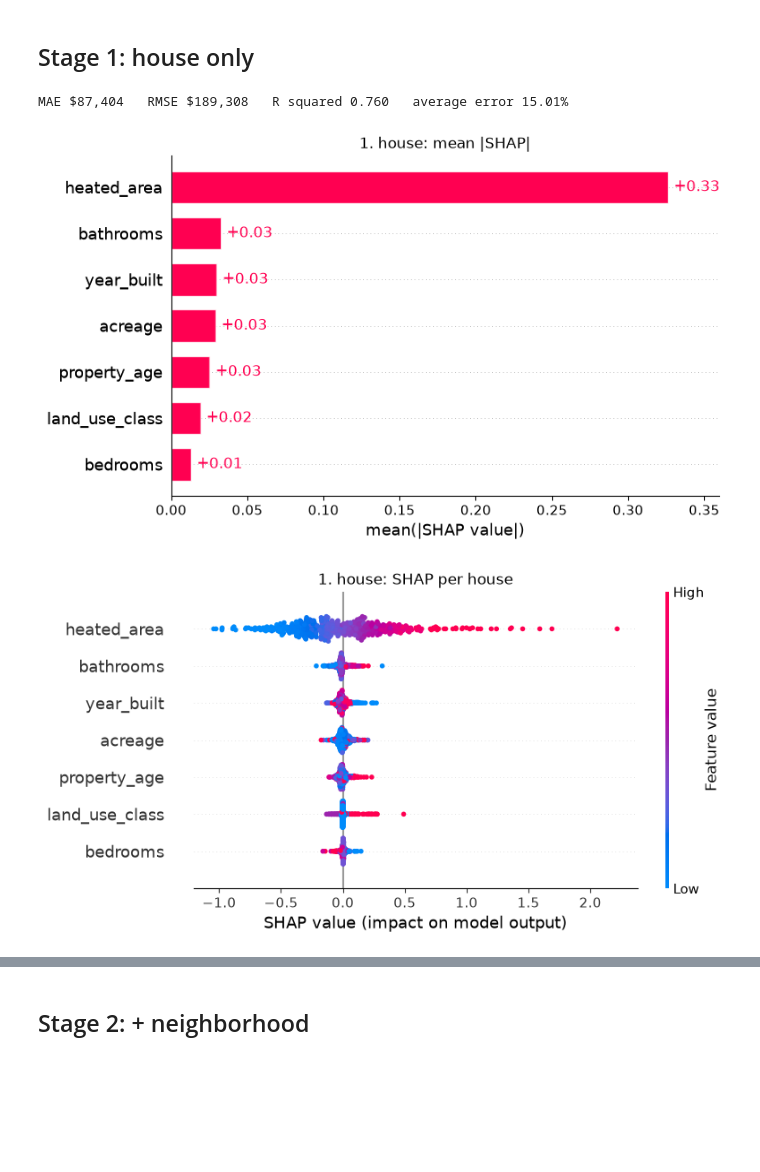
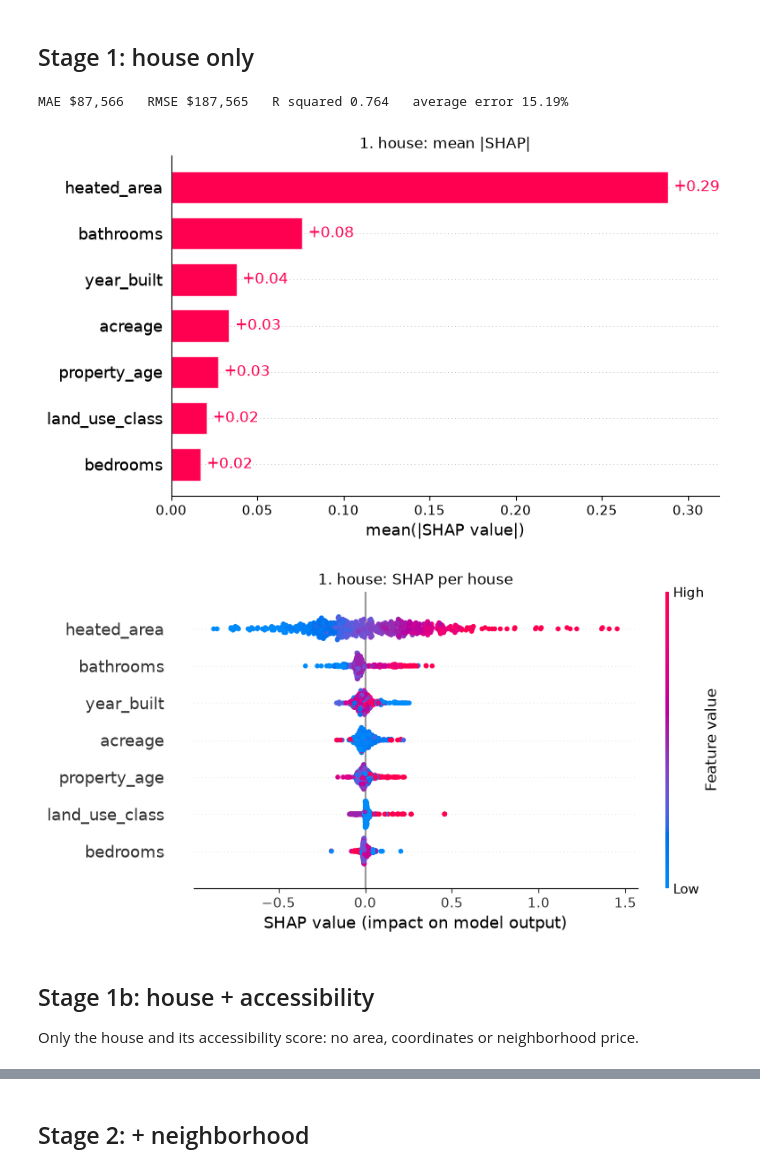
Before and after one commit to ericnguyen58/Let-me-have-a-house, a Jupyter notebook: notebooks/shap_explain.ipynb, the cells around one changed output, grey strips where cells are left out. Saved outputs shown, nothing was run; the diff lists cells and outputs as text; code cells hidden in the pictures; blank space fills up the shorter version.

```diff
--- a/notebooks/shap_explain.ipynb
+++ b/notebooks/shap_explain.ipynb
@@ -40,24 +49,22 @@ cfg = load_config()
 # %% [markdown]
 ## Feature groups and stages
 # %%
-FEATURE_GROUPS = {
-    "house": ["land_use_class", "acreage", "year_built", "property_age", "heated_area", "bedrooms", "bathrooms"],
-    "neighborhood": ["area", "latitude", "longitude", "neighborhood_median_price_per_sqft",
-                     "neighborhood_sale_count", "price_momentum"],
-    "accessibility": ["education_nearest_miles", "places_count", "health_care_share", "activity_share",
-                      "emergency_fire_miles", "emergency_police_miles", "emergency_medical_miles"],
-    "school": ["elementary_school_score", "middle_school_score", "high_school_score"],
-    "crime": ["violent_crime_rate", "property_crime_rate"],
-    "flood_and_rail": ["in_floodplain", "light_rail_miles"],
-}
-assert sorted(sum(FEATURE_GROUPS.values(), [])) == sorted(FEATURE_COLUMNS)
+# FEATURE_GROUPS (from evaluating.py, shared with the drop-column test): house, location, neighborhood_price,
+# accessibility, school, crime, flood, light_rail
+print({group: len(features) for group, features in FEATURE_GROUPS.items()})
 
 STAGES = {
     "1. house": ["house"],
-    "2. + neighborhood": ["house", "neighborhood"],
+    "1b. house + accessibility": ["house", "accessibility"],
+    "1c. house + flood zone": ["house", "flood"],
+    "2. + neighborhood": ["house", "location", "neighborhood_price"],
     "3. + everything": list(FEATURE_GROUPS),
+    "3b. everything except neighborhood price": [g for g in FEATURE_GROUPS if g != "neighborhood_price"],
 }
 
-RF_PARAMS = dict(n_estimators=100, max_depth=18, min_samples_leaf=3, max_features=1.0,
-                 n_jobs=-1, random_state=cfg["training"]["random_state"])
+# production settings for the default feature set; early stopping as in training.build_search_estimators
+best = json.loads((ROOT / "reports" / "best_hyperparameters.json").read_text())
+MODEL_PARAMS = dict(**best["with_neighborhood_price__hist_gradient_boosting"],
+                    max_iter=3000, early_stopping=True, validation_fraction=0.1, n_iter_no_change=50,
+                    random_state=cfg["training"]["random_state"])
 SHAP_SAMPLE = 500  # test houses explained per stage
@@ -79,9 +88,9 @@ def stage_features(stage):
 
 
 def fit_stage(features):
-    """Fit one forest on `features`; return (preprocessor, model, test metrics in dollars)."""
+    """Fit one model on `features`; return (preprocessor, model, test metrics in dollars)."""
     pre = build_preprocessor(features)
-    model = RandomForestRegressor(**RF_PARAMS).fit(pre.fit_transform(train[features]), y_train)
+    model = HistGradientBoostingRegressor(**MODEL_PARAMS).fit(pre.fit_transform(train[features]), y_train)
     metrics = eval_metrics(test[TARGET], np.expm1(model.predict(pre.transform(test[features]))))
     return pre, model, metrics
 
@@ -97,7 +106,7 @@ def explain(pre, model, features, rows):
     grouped = pd.DataFrame(values, columns=owner).T.groupby(level=0).sum().T[features]
     # categorical values are shown as codes, only for the beeswarm's colors
     data = rows[features].apply(lambda c: pd.factorize(c)[0] if c.name in CATEGORICAL_FEATURES else c)
-    return shap.Explanation(grouped.to_numpy(), base_values=np.full(len(rows), explainer.expected_value[0]),
+    return shap.Explanation(grouped.to_numpy(), base_values=np.full(len(rows), np.ravel(explainer.expected_value)[0]),
                             data=data.to_numpy(dtype=float), feature_names=features)
 
 
@@ -114,17 +123,22 @@ def print_metrics(m):
     print(f"MAE ${m['mae']:,.0f}   RMSE ${m['rmse']:,.0f}   R squared {m['r2']:.3f}   average error {m['mape']:.2%}")
 
 
-results, explanations = {}, {}
+results, explanations, models = {}, {}, {}
 # %% [markdown]
 ## Stage 1: house only
 # %%
 stage = "1. house"
 features = stage_features(stage)
 pre, model, results[stage] = fit_stage(features)
+models[stage] = pre, model, features
 print_metrics(results[stage])
 explanations[stage] = explain(pre, model, features, sample)
 show(explanations[stage], stage)
 # %% [output]
-MAE $87,404   RMSE $189,308   R squared 0.760   average error 15.01%
+MAE $87,566   RMSE $187,565   R squared 0.764   average error 15.19%
-[figure, old version]
+[figure, new version]
-[figure, old version]
+[figure, new version]
+# %% [markdown]
+## Stage 1b: house + accessibility
+
+Only the house and its accessibility score: no area, coordinates or neighborhood price.
```
Also changed, not shown: parts of 16 cells of this notebook, 6 other files.
